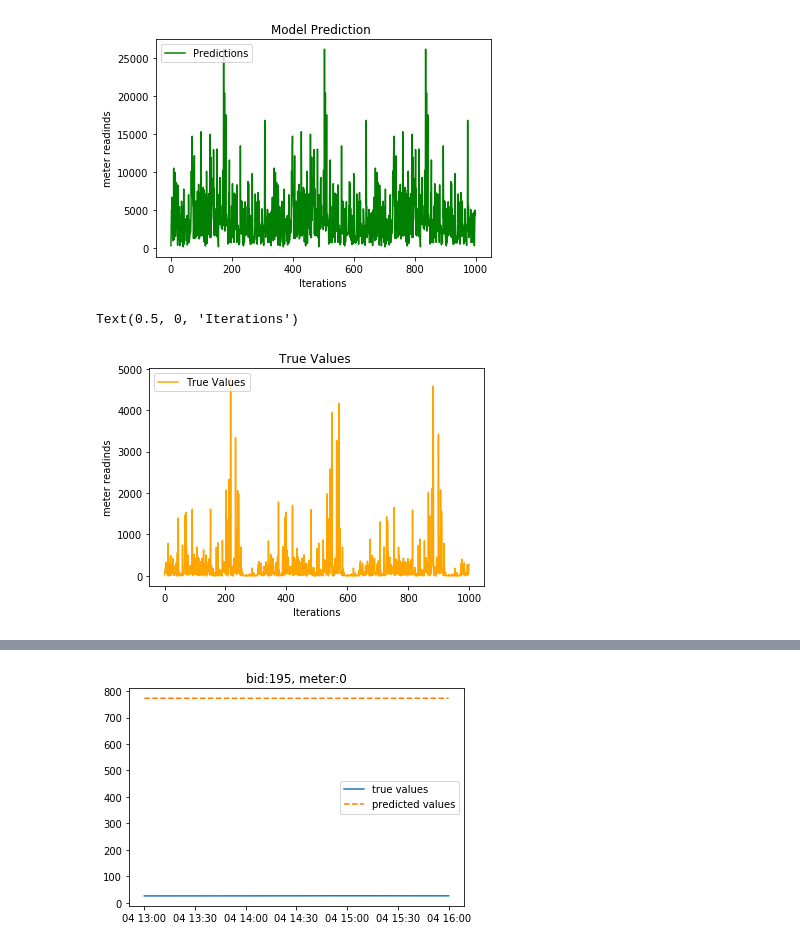
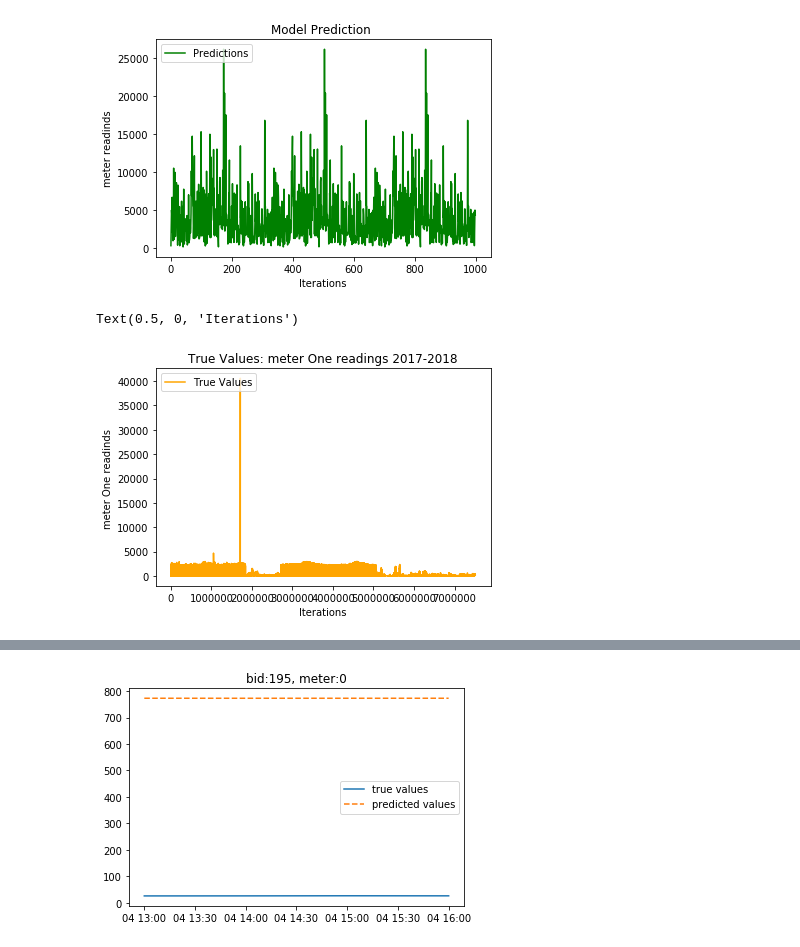
Before and after one commit to adderbyte/Energy_Prediction_Bot, a Jupyter notebook: Models/NewModelAPI.ipynb, the cells around one changed output, grey strips where cells are left out. Drawn from its saved outputs; the diff is of its cells as text; code cells hidden in the pictures.

```diff
--- a/Models/NewModelAPI.ipynb
+++ b/Models/NewModelAPI.ipynb
@@ -338,3 +341,9 @@ def _parse_csv_row2(*vals):
 
 
     return features
+# %%
+# test data path
+testpath= BASE_DIR + cfg['cleanedtest']['TargetDir']
+testDataName= cfg['cleanedtest']['testFeatureSet']
+testName = cfg['cleanedtest']['testData']
+testzero =  cfg['cleanedtest']['testDatasetName']
@@ -345,3 +376,7 @@ test = testdata.map(_parse_csv_row2).batch(1)
 # %%
 # predicitons
 predictions = model.predict(test)
+# %%
+# upload true meter reADINGS
+true_readings = pd.read_csv(testpath + testzero)
+del true_readings['Unnamed: 0']
@@ -348,6 +392,6 @@ predictions = model.predict(test)
 # %%
 # get true values
-true_values=pd.read_csv('meter1Test.csv',header=None)[0].values
+true_values=true_readings['meter_reading'].values
 # %%
 plt.plot(predictions,"-g" ,label='Predictions')
 #plt.plot(true_values, "-r",label='True Values')
@@ -361,10 +405,10 @@ Text(0.5, 0, 'Iterations')
 # %%
 #plt.plot(predictions,"-g" ,label='Predictions')
 plt.plot(true_values, "-r",label='True Values',color='orange')
 plt.legend(loc="upper left")
-plt.title('True Values ')
-plt.ylabel('meter readinds')
+plt.title('True Values: meter One readings 2017-2018')
+plt.ylabel('meter One readinds ')
 plt.xlabel('Iterations')
 # %% [output]
 Text(0.5, 0, 'Iterations')
-[figure, old version]
+[figure, new version]
```
Also changed, not shown: parts of 8 cells of this notebook.
